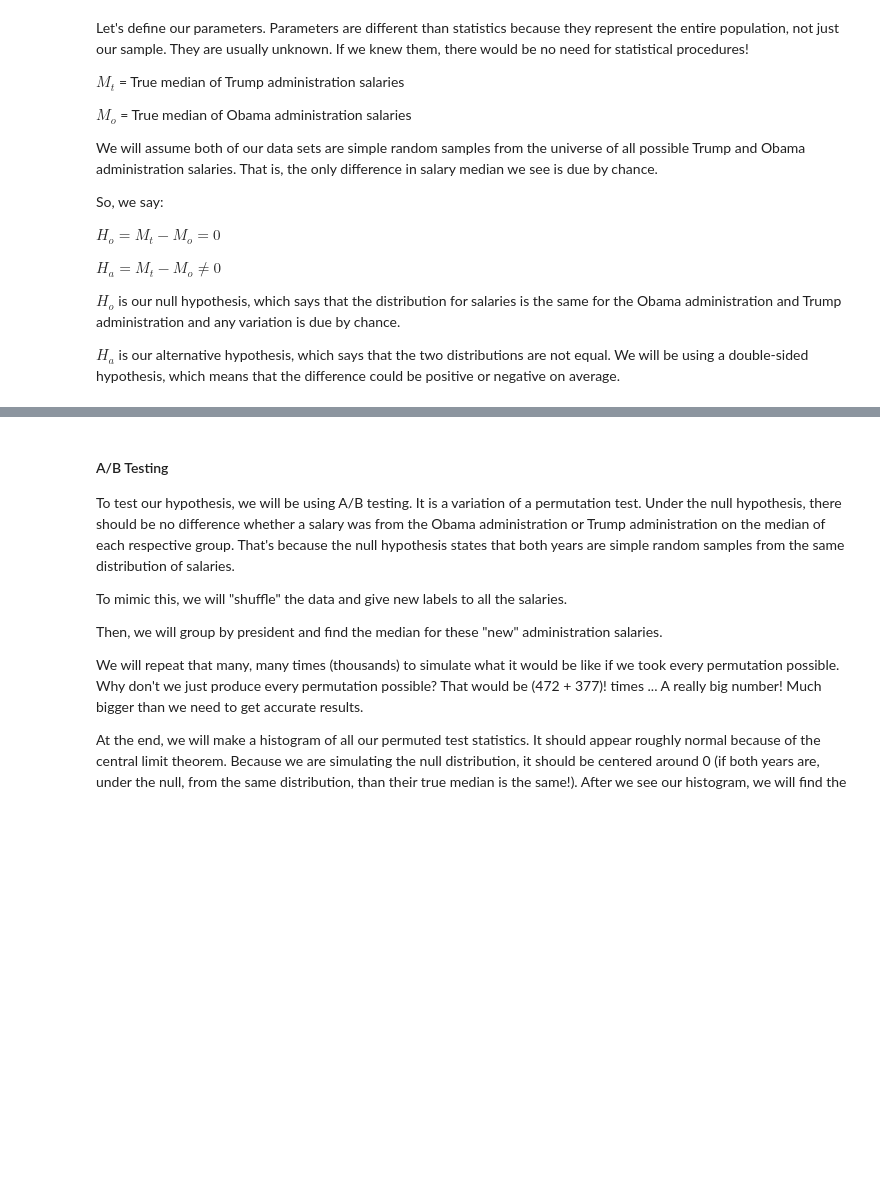
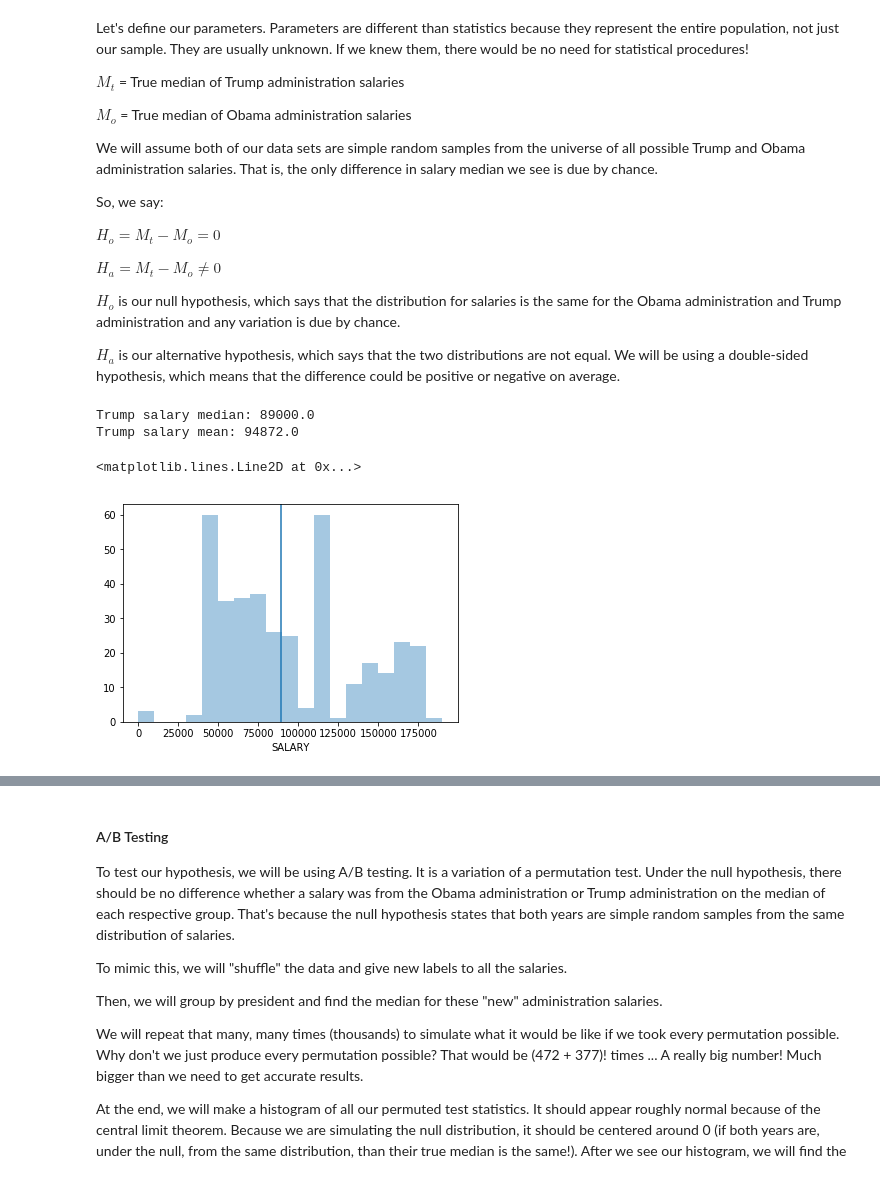
Before and after one commit to dsiufl/Python-Workshops, a Jupyter notebook: Practical Data 0.1 (Python)/Practical Data Science WS - STUDENT.ipynb, the cells around one changed output, grey strips where cells are left out. Saved outputs shown, nothing was run; the diff lists cells and outputs as text; code cells hidden in the pictures; blank space fills up the shorter version.

```diff
--- a/Practical Data 0.1 (Python)/Practical Data Science WS - STUDENT.ipynb
+++ b/Practical Data 0.1 (Python)/Practical Data Science WS - STUDENT.ipynb
@@ -69,0 +82,5 @@ First we need to clean our Trump dollar data. We need a clean integer to do anal
+# %%
+# Split, join, strip, float, int!
+int(float(''.join(test_val.split(',')).strip('$')))
+
+trump.loc[:, "SALARY"] = [int(float(''.join(t.split(',')).strip('$'))) if re.match('\$', t) else t for t in trump['SALARY']]
@@ -71,5 +90,6 @@ First we need to clean our Trump dollar data. We need a clean integer to do anal
 # list comprehension format
 # [procedure(x) if (filter == True) else x for x in (list to iterate through)]
 
-trump.loc[:, "SALARY"] = ...
-trump['salary'] = ...
+#trump.loc[:, "SALARY"] =
+#trump['salary'] = ...
+#trump.loc[:, "SALARY"] = [int(float(''.join(t.split(',')).strip('$'))) if re.match('\$', t) else t for t in trump['SALARY']]
@@ -104,15 +126,32 @@ $H_a$ is our alternative hypothesis, which says that the two distributions are n
 # %%
 # We're going to find the median with a simple series method
 
 # Below is our formatting for printing in Jupyter notebooks
-print("Trump salary median:", m_t)
-print("Trump salary mean:", ...)
+
+#m_t=trump['salary'].median()
+#print("Trump salary median:", m_t)
+#print("Trump salary mean:", trump['salary'].mean()
 
 # Here is our histogram
 # sns.distplot(data, kde=False, bins=np.arange())
-sns.distplot(...)
+#sns.distplot(trump['salary'],kde=False, bins=np.arange(0,20000,15000))
+#plt.axvline(m_t)
 
+m_t = trump['SALARY'].median()
+
+# Below is our formatting for printing in Jupyter notebooks
+print("Trump salary median:", m_t)
+print("Trump salary mean:", trump['SALARY'].mean())
+
+# Here is our histogram
+# sns.distplot(data, kde=False, bins=np.arange())
+sns.distplot(trump['SALARY'], kde=False, bins=np.arange(0,200000,10000))
 plt.axvline(m_t)
+# %% [output]
+Trump salary median: 89000.0
+Trump salary mean: 94872.0
+<matplotlib.lines.Line2D at 0x...>
+[figure, added]
 # %%
 # We're going to find the median with a simple series method
 
```
Also changed, not shown: parts of 12 cells of this notebook, 10 other files.
